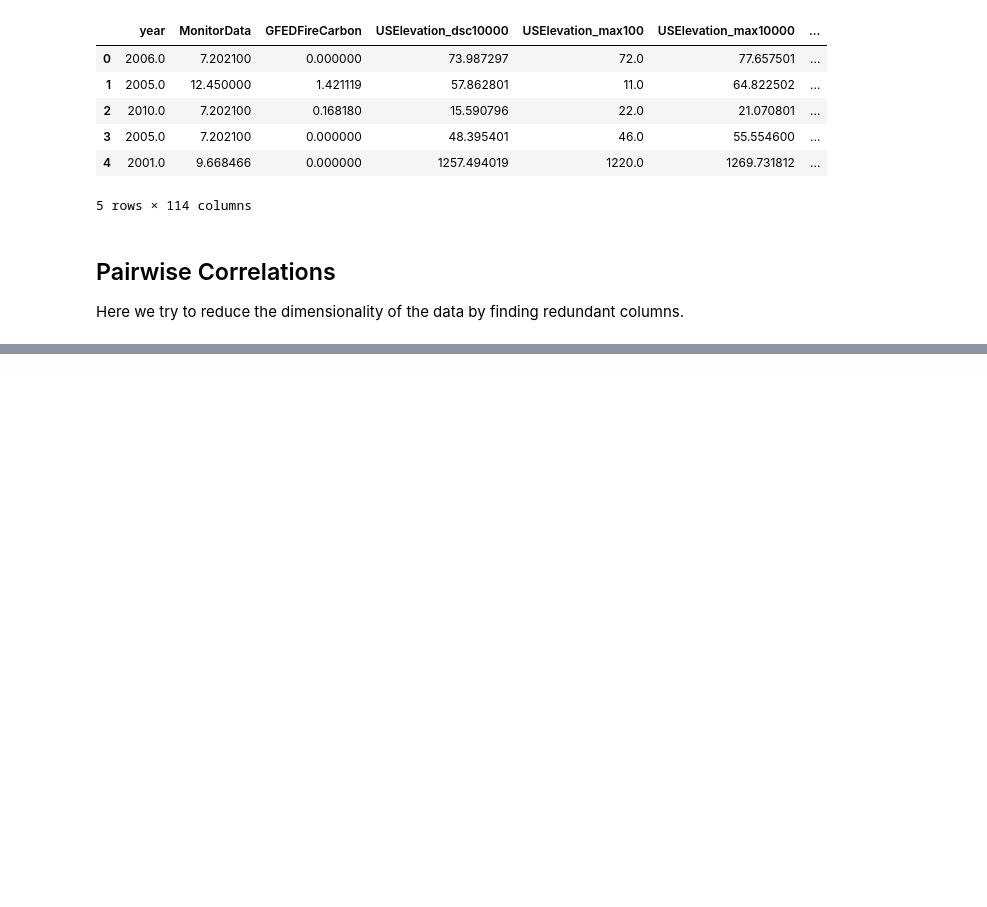
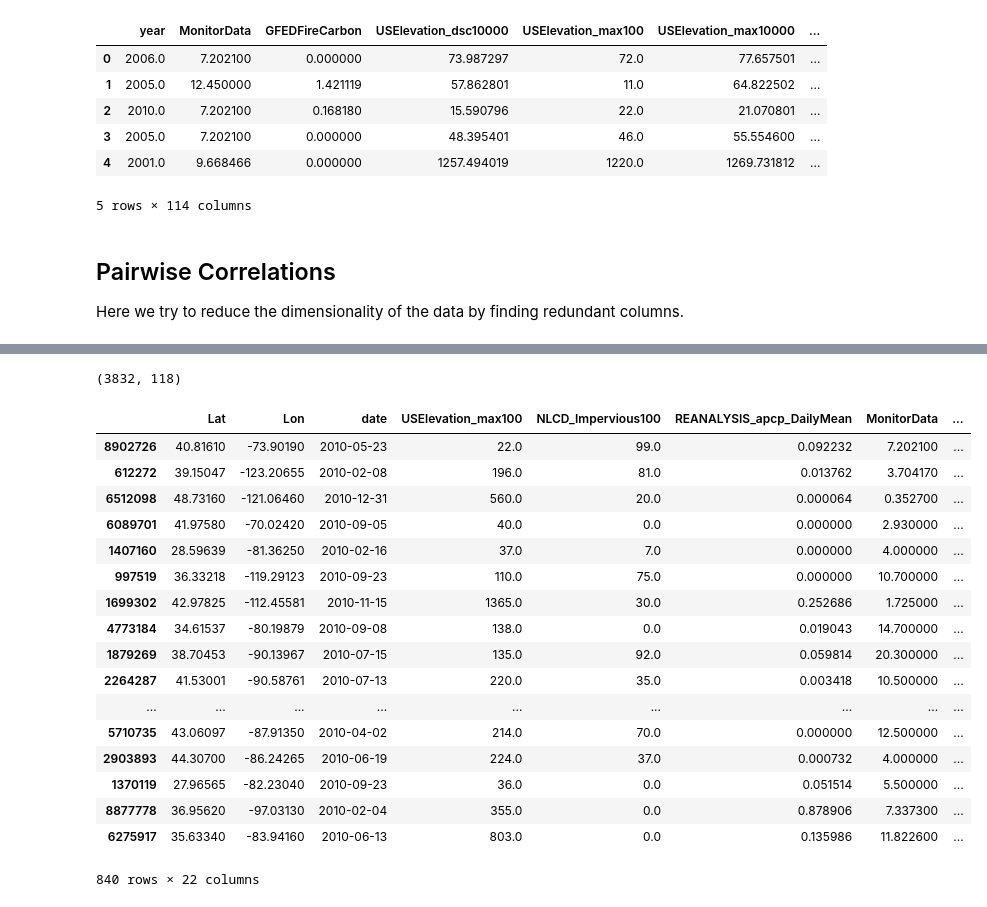
Before and after one commit to chase130101/airpred, a Jupyter notebook: eda/justin_EDA.ipynb, the cells around one changed output, grey strips where cells are left out. Drawn from its saved outputs; the diff is of its cells as text; code cells hidden in the pictures; blank space fills up the shorter version.

```diff
--- a/eda/justin_EDA.ipynb
+++ b/eda/justin_EDA.ipynb
@@ -298,0 +309,5 @@ Predictors displaying strong positive/negative correlations: ['MOD11A1_LST_Night
+# %%
+df["Lat"] = sites.iloc[df["site"] - 1]["Lat"].as_matrix()
+df["Lon"] = sites.iloc[df["site"] - 1]["Lon"].as_matrix()
+
+df.head()
@@ -298,0 +322,6 @@ Predictors displaying strong positive/negative correlations: ['MOD11A1_LST_Night
+# %%
+df_year_subset = df[df["year"] == 2010]
+
+# df_year_subset = df[df["year"] == 2010].drop_duplicates(subset = "site")
+# should we drop duplicate sites??? If we do, we get a lower R^2
+df_year_subset.head()
@@ -298,0 +336,33 @@ Predictors displaying strong positive/negative correlations: ['MOD11A1_LST_Night
+# %%
+print(df_year_subset.shape)
+# %% [output]
+(3832, 118)
+# %%
+df_year_subset = df_year_subset.dropna(subset = ["MonitorData"])[["Lat", "Lon", "date", "USElevation_max100", 'NLCD_Impervious100',
+             'REANALYSIS_apcp_DailyMean', 'MonitorData',
+             'NLCD_Barren100', 'NLCD_Barren10000', 'NLCD_Herbaceous100',
+             'NLCD_Herbaceous10000', 'NLCD_Planted100', 'NLCD_Planted10000',
+            'NLCD_Shrubland100', 'NLCD_Shrubland10000', 'NLCD_Water100',
+          'NLCD_Water10000', 'NLCD_Wetlands100', 'NLCD_Wetlands10000',
+         'REANALYSIS_hpbl_DailyMax', 'REANALYSIS_lhtfl_DailyMean', 'GFEDFireCarbon']]
+df_year_subset = df_year_subset.dropna()
+df_year_subset
+# %% [output]
+|  | Lat | Lon | date | USElevation_max100 | NLCD_Impervious100 | REANALYSIS_apcp_DailyMean | MonitorData | ... |
+| 8902726 | 40.81610 | -73.90190 | 2010-05-23 | 22.0 | 99.0 | 0.092232 | 7.202100 | ... |
+| 612272 | 39.15047 | -123.20655 | 2010-02-08 | 196.0 | 81.0 | 0.013762 | 3.704170 | ... |
+| 6512098 | 48.73160 | -121.06460 | 2010-12-31 | 560.0 | 20.0 | 0.000064 | 0.352700 | ... |
+| 6089701 | 41.97580 | -70.02420 | 2010-09-05 | 40.0 | 0.0 | 0.000000 | 2.930000 | ... |
+| 1407160 | 28.59639 | -81.36250 | 2010-02-16 | 37.0 | 7.0 | 0.000000 | 4.000000 | ... |
+| 997519 | 36.33218 | -119.29123 | 2010-09-23 | 110.0 | 75.0 | 0.000000 | 10.700000 | ... |
+| 1699302 | 42.97825 | -112.45581 | 2010-11-15 | 1365.0 | 30.0 | 0.252686 | 1.725000 | ... |
+| 4773184 | 34.61537 | -80.19879 | 2010-09-08 | 138.0 | 0.0 | 0.019043 | 14.700000 | ... |
+| 1879269 | 38.70453 | -90.13967 | 2010-07-15 | 135.0 | 92.0 | 0.059814 | 20.300000 | ... |
+| 2264287 | 41.53001 | -90.58761 | 2010-07-13 | 220.0 | 35.0 | 0.003418 | 10.500000 | ... |
+| ... | ... | ... | ... | ... | ... | ... | ... | ... |
+| 5710735 | 43.06097 | -87.91350 | 2010-04-02 | 214.0 | 70.0 | 0.000000 | 12.500000 | ... |
+| 2903893 | 44.30700 | -86.24265 | 2010-06-19 | 224.0 | 37.0 | 0.000732 | 4.000000 | ... |
+| 1370119 | 27.96565 | -82.23040 | 2010-09-23 | 36.0 | 0.0 | 0.051514 | 5.500000 | ... |
+| 8877778 | 36.95620 | -97.03130 | 2010-02-04 | 355.0 | 0.0 | 0.878906 | 7.337300 | ... |
+| 6275917 | 35.63340 | -83.94160 | 2010-06-13 | 803.0 | 0.0 | 0.135986 | 11.822600 | ... |
+840 rows × 22 columns
```
Also changed, not shown: parts of 18 cells of this notebook.
